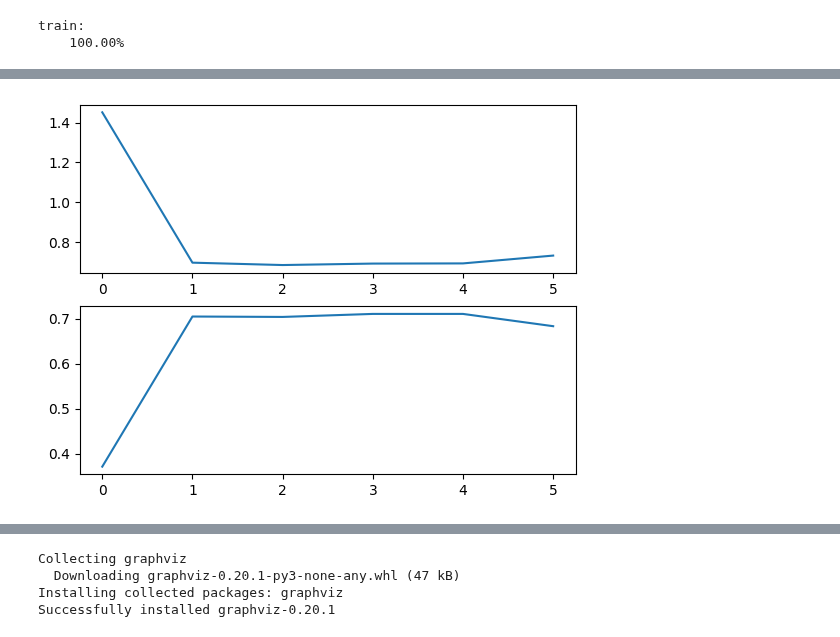
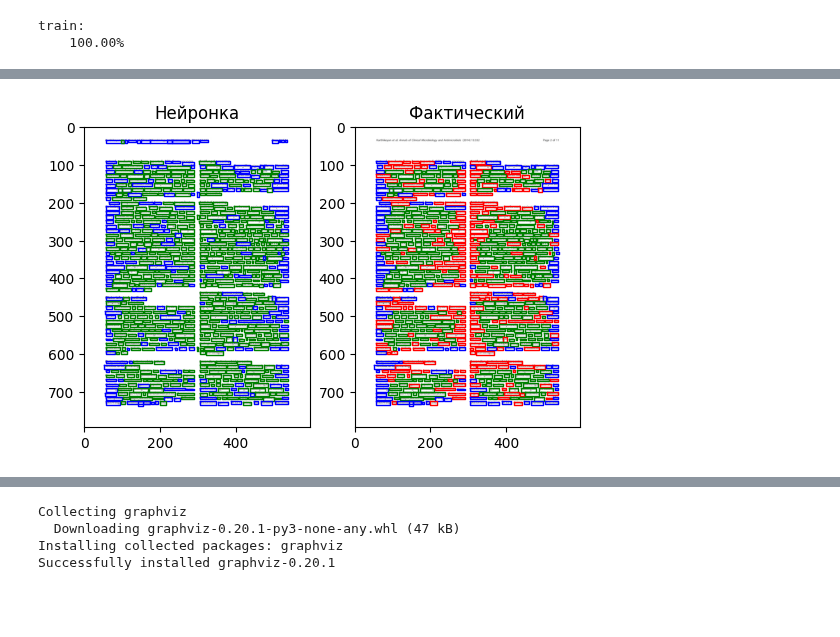
Before and after one commit to Dann38/layout_highlighter, a Jupyter notebook: imgDoc/examples/10-create-graph-model.ipynb, the cells around one changed output, grey strips where cells are left out. Saved outputs shown, nothing was run; the diff lists cells and outputs as text; code cells hidden in the pictures; blank space fills up the shorter version.

```diff
--- a/imgDoc/examples/10-create-graph-model.ipynb
+++ b/imgDoc/examples/10-create-graph-model.ipynb
@@ -132,6 +141,8 @@ def save_dataset(pwc, name, set_, path_dir_jsons, count_train_files=100):
                                                 path_dir_jsons=path_dir_jsons,
                                                 count_train_files=count_train_files,
                                                 balans = True)
+# %%
+gnn_clusterizer = GNNClusterizer()
 # %%
 list_file = pln_ds.get_list_file_name()
 list_file[:5]
@@ -233,13 +224,13 @@ def dataset_from_jsons(count_train_files, name_dir, procent = 0.1 ):
     return dataset
 # %%
-name = "dataset_5.json"
-dataset = dataset_from_jsons(procent=1.0, count_train_files=50, name_dir="dataset_tmp5")
+name = "dataset_7.json"
+dataset = dataset_from_jsons(count_train_files=20, name_dir="dataset_tmp7")
 
-train_x, train_y, val_x, val_y, test_x, test_y, Y_keys = get_data(dataset, balans=True)
+train_x, train_y, val_x, val_y, test_x, test_y, _ = get_data(dataset)
 
 with open(name, "w") as f:
     json.dump({"train_x": train_x.tolist(), "train_y": train_y.tolist(),
                "val_x": val_x.tolist(), "val_y": val_y.tolist(),
                "test_x": test_x.tolist(), "test_y": test_y.tolist()}, f)
 
-del train_x, train_y, val_x, val_y, test_x, test_y, Y_keys, dataset
+del train_x, train_y, val_x, val_y, test_x, test_y, dataset
@@ -250,6 +239,6 @@ IndexError: list index out of range
 # %%
-name_model = "RDMdMaPHBHdHa-PLN"
-with open("dataset_4.json", "r") as f:
+name_model = "GNN1-PLN"
+with open("dataset_7.json", "r") as f:
     dataset = json.load(f)
 # %%
 print("Первый x:\n", dataset["train_x"][0])
@@ -355,4 +340,0 @@ plt.legend(["no_struct", "text", "header",  "list", "table"])
-# %%
-w = model.get_weights()
-plt.plot(np.concatenate([h.history['f1_score'] for h in hist]))
-plt.legend(["no_struct", "text", "header",  "list", "table"])
@@ -388,9 +367,51 @@ plt.show()
 # %%
-count_node = [0, 1, 2, 3, 4, 5]
-loss = [m["loss_and_metrics"][0] for m in mega_hist[-6:]]
-ac  = [m["loss_and_metrics"][1] for m in mega_hist[-6:]]
-plt.subplot(2, 1, 1)
-plt.plot(count_node, loss)
-plt.subplot(2, 1, 2)
-plt.plot(count_node, ac)
+gnn_clusterizer = GNNClusterizer()
+
+list_file = pln_ds.get_list_file_name()
+list_file[:5]
+doc = pln_ds.read_file(list_file[5])
+page = doc.pages[0]
+
+plt.subplot(1, 2, 1)
+plt.title("Нейронка")
+
+
+set_segs = [w.segment for w in page.words]
+indicator = []
+n = gnn_clusterizer.get_index_neighbors_segment(set_segs)
+rez = gnn_clusterizer.get_vecs(set_segs)
+rez = model.predict(rez)
+page.image.plot()
+# color = {0:"r", 1:"g", 2:"b", 3:"k", 4:"k"}
+color = {1:"b", 0:"g"}
+
+for i, w in enumerate(page.words):
+    w.segment.plot(color[rez[i].argmax()])
+
+
+plt.subplot(1, 2,2)
+plt.title("Фактический")
+set_segs = [w.segment for w in page.words]
+indicator = []
+n = gnn_clusterizer.get_index_neighbors_segment(set_segs)
+# gnn_clusterizer.get_vecs(set_segs)
+page.image.plot()
+
+for i, w in enumerate(page.words):
+    for b in page.blocks:
+        nodes = n[i]
+        if w in b.words:
+            red = False
+            for node in nodes:
+                w2 = page.words[node]
+                if not (w2 in b.words) or w2 == w:
+                    red = True
+            if red and rez[i].argmax() == 1:
+                w.segment.plot("b")
+            elif red and rez[i].argmax() == 0:
+                w.segment.plot("r")
+            elif not red and rez[i].argmax() == 0:
+                w.segment.plot("g")
+            else:
+                w.segment.plot("r")
 # %% [output]
@@ -398 +419 @@ plt.plot(count_node, ac)
-[figure, old version]
+[figure, new version]
```
Also changed, not shown: parts of 22 cells of this notebook, 5 other files.
